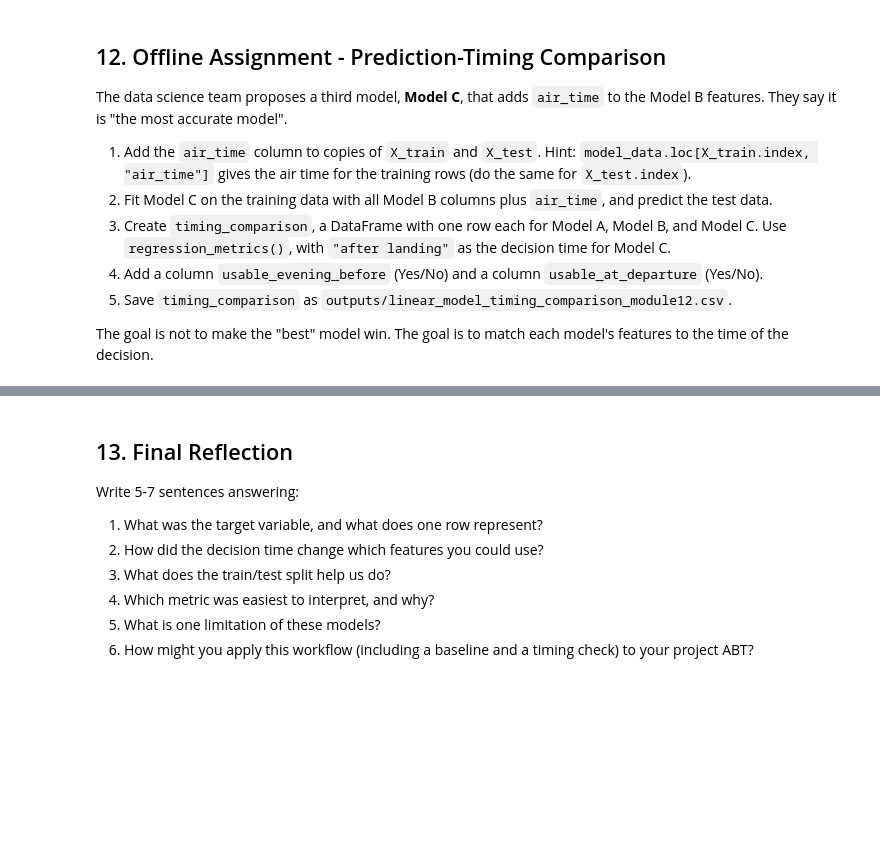
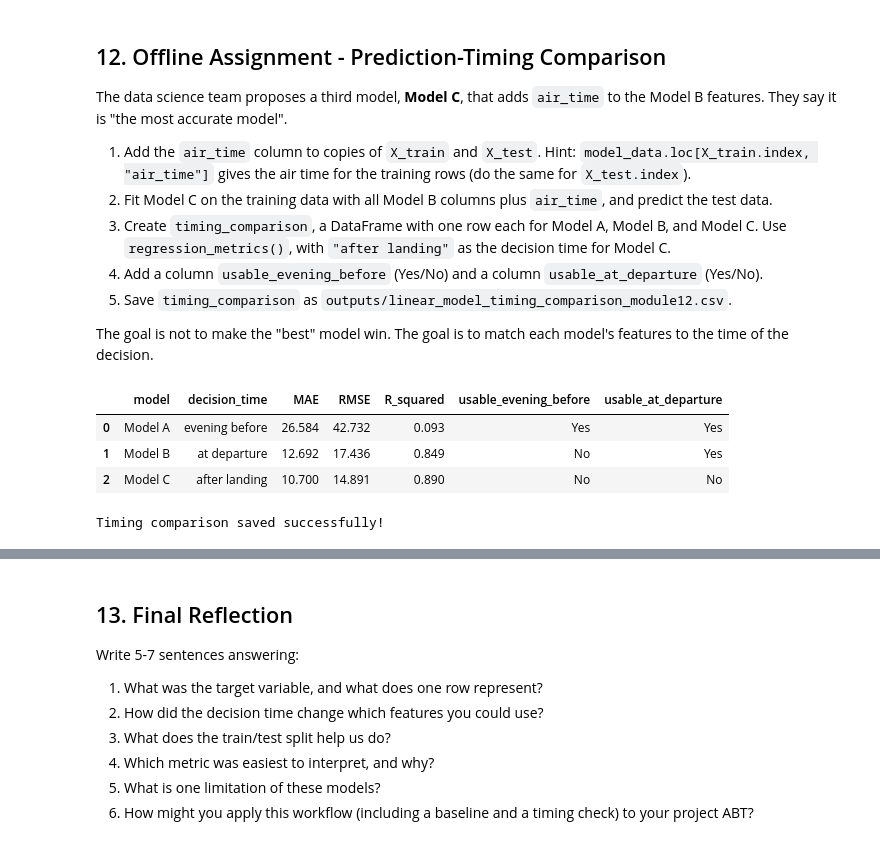
Before and after one commit to anikabhuyan/ban6003-week-12-13-anika, a Jupyter notebook: notebooks/module12_linear_regression_guided_lab.ipynb, the cells around one changed output, grey strips where cells are left out. Drawn from its saved outputs; the diff is of its cells as text; code cells hidden in the pictures; blank space fills up the shorter version.

```diff
--- a/notebooks/module12_linear_regression_guided_lab.ipynb
+++ b/notebooks/module12_linear_regression_guided_lab.ipynb
@@ -558,14 +706,72 @@ The data science team proposes a third model, **Model C**, that adds `air_time`
 
 The goal is not to make the "best" model win. The goal is to match each model's features to the time of the decision.
 # %%
-# Offline Assignment - your code here
-# Suggested sequence:
-# 1. X_train_c = X_train.copy(); X_train_c["air_time"] = model_data.loc[X_train.index, "air_time"]
-#    (do the same for X_test_c)
-# 2. landing_columns = departure_columns + ["air_time"]; fit model_c and create pred_c.
-# 3. timing_comparison = pd.DataFrame([regression_metrics(...), ...]) for Models A, B, and C.
-# 4. Add the usable_evening_before and usable_at_departure columns.
-# 5. Save timing_comparison with output_dir / "linear_model_timing_comparison_module12.csv".
+
+# Section 12: Offline Assignment - Prediction-Timing Comparison
+
+from sklearn.linear_model import LinearRegression
+from sklearn.metrics import mean_absolute_error, mean_squared_error, r2_score
+import numpy as np
+import pandas as pd
+
+# Step 1: Define a working metrics function
+def timing_metrics(actual, predicted, model_name, decision_time):
+    return {
+        "model": model_name,
+        "decision_time": decision_time,
+        "MAE": mean_absolute_error(actual, predicted),
+        "RMSE": np.sqrt(mean_squared_error(actual, predicted)),
+        "R_squared": r2_score(actual, predicted)
+    }
+
+# Step 2: Add air_time to Model B's features
+X_train_c = X_train.copy()
+X_test_c = X_test.copy()
+
+X_train_c["air_time"] = model_data.loc[X_train.index, "air_time"]
+X_test_c["air_time"] = model_data.loc[X_test.index, "air_time"]
+
+# Step 3: Train Model C
+landing_columns = departure_columns + ["air_time"]
+
+model_c = LinearRegression()
+model_c.fit(X_train_c[landing_columns], y_train)
+
+# Predict arrival delays
+pred_c = model_c.predict(X_test_c[landing_columns])
+
+# Step 4: Compare Models A, B, and C
+timing_comparison = pd.DataFrame([
+    timing_metrics(y_test, pred_a, "Model A", "evening before"),
+    timing_metrics(y_test, pred_b, "Model B", "at departure"),
+    timing_metrics(y_test, pred_c, "Model C", "after landing")
+])
+
+# Step 5: Identify when each model can be used
+timing_comparison["usable_evening_before"] = [
+    "Yes", "No", "No"
+]
+
+timing_comparison["usable_at_departure"] = [
+    "Yes", "Yes", "No"
+]
+
+# Step 6: Display results
+display(timing_comparison.round(3))
+
+# Step 7: Save results to CSV
+timing_comparison.to_csv(
+    output_dir / "linear_model_timing_comparison_module12.csv",
+    index=False
+)
+
+print("Timing comparison saved successfully!")
+# %% [output]
+|  | model | decision_time | MAE | RMSE | R_squared | usable_evening_before | usable_at_departure |
+| 0 | Model A | evening before | 26.584 | 42.732 | 0.093 | Yes | Yes |
+| 1 | Model B | at departure | 12.692 | 17.436 | 0.849 | No | Yes |
+| 2 | Model C | after landing | 10.700 | 14.891 | 0.890 | No | No |
+Timing comparison saved successfully!
 # %% [markdown]
 ### Deployment Recommendation
 
```
Also changed, not shown: parts of 24 cells of this notebook, 3 other files.
